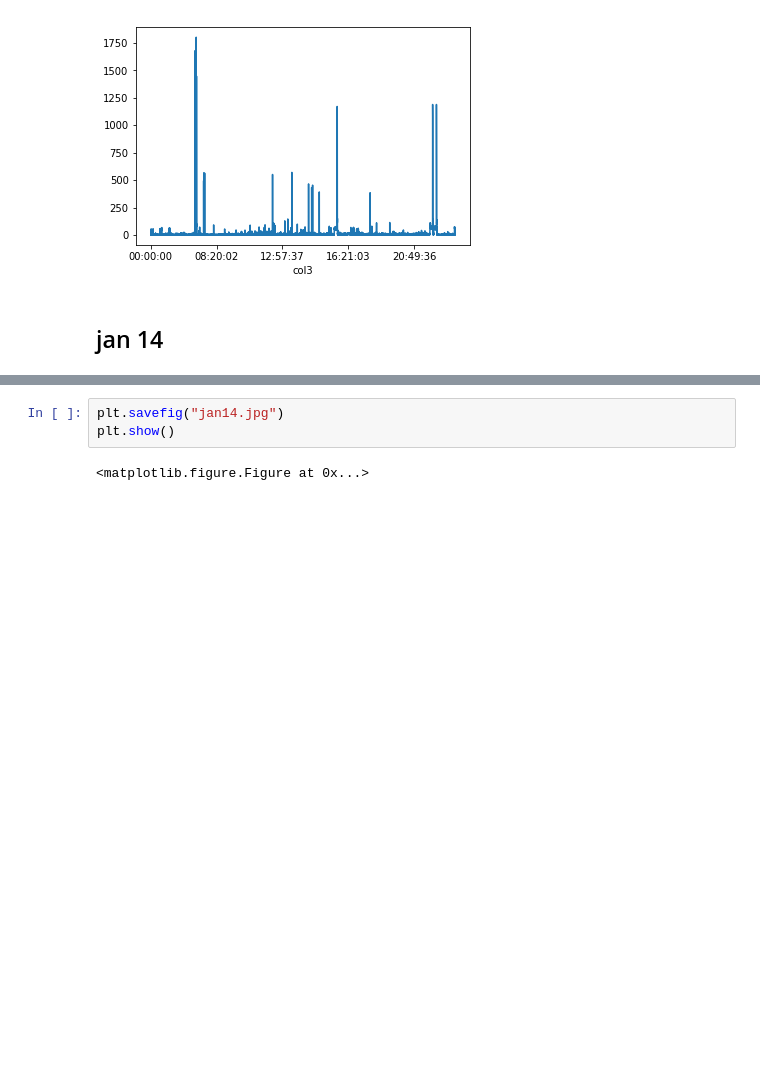
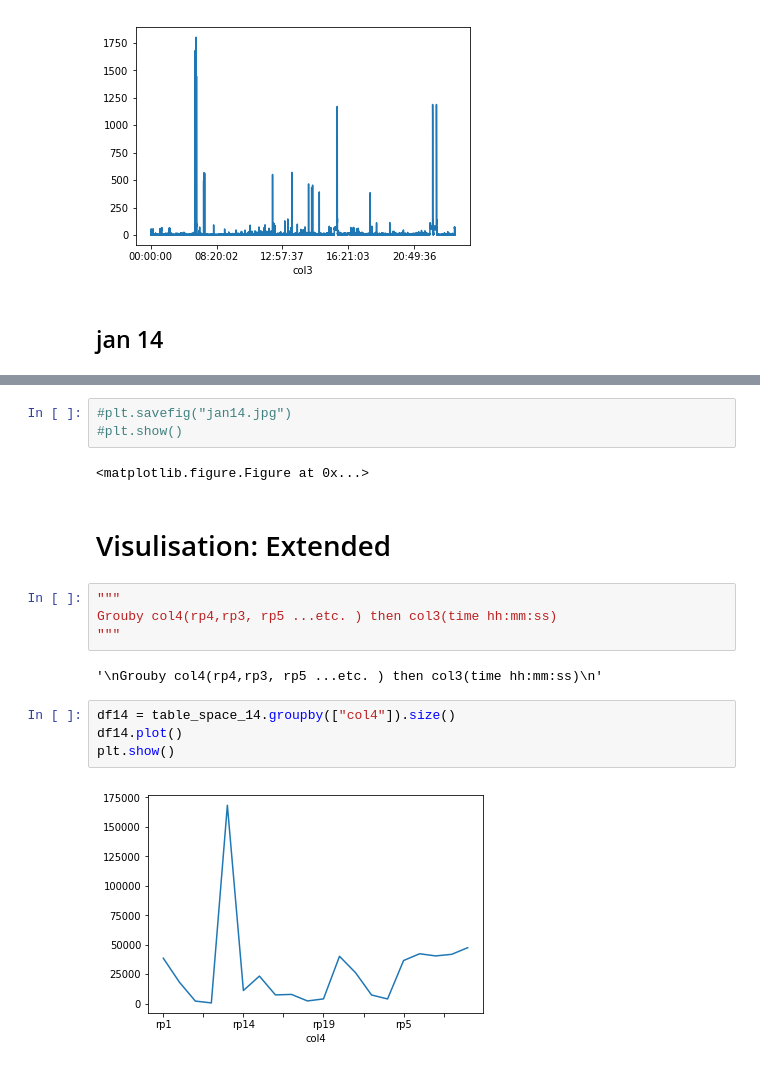
Before and after one commit to prashantksharma/cc-log, a Jupyter notebook: log analysis.ipynb, the cells around one changed output, grey strips where cells are left out. Saved outputs shown, nothing was run; the diff lists cells and outputs as text; blank space fills up the shorter version.

```diff
--- a/log analysis.ipynb
+++ b/log analysis.ipynb
@@ -485,5 +504,19 @@ plt.savefig("jan14-3.png")
 # %%
-plt.savefig("jan14.jpg")
-plt.show()
+#plt.savefig("jan14.jpg")
+#plt.show()
 # %% [output]
 <matplotlib.figure.Figure at 0x...>
+# %% [markdown]
+# Visulisation: Extended
+# %%
+"""
+Grouby col4(rp4,rp3, rp5 ...etc. ) then col3(time hh:mm:ss)
+"""
+# %% [output]
+'\nGrouby col4(rp4,rp3, rp5 ...etc. ) then col3(time hh:mm:ss)\n'
+# %%
+df14 = table_space_14.groupby(["col4"]).size()
+df14.plot()
+plt.show()
+# %% [output]
+[figure, added]
```
Also changed, not shown: parts of 13 cells of this notebook, 1 other file.
